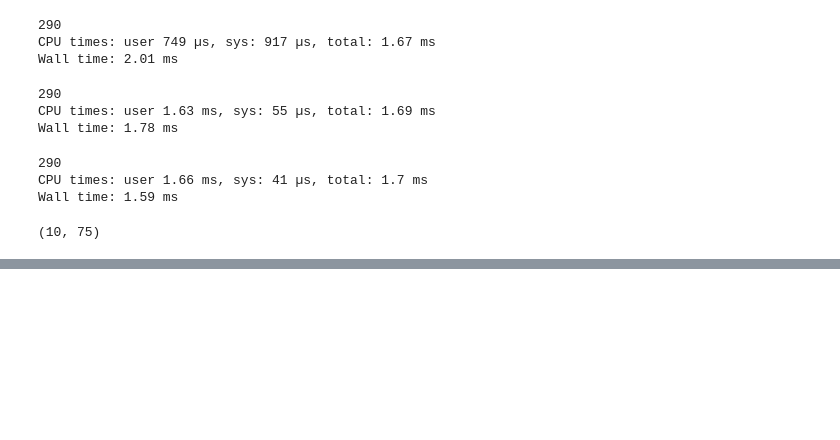
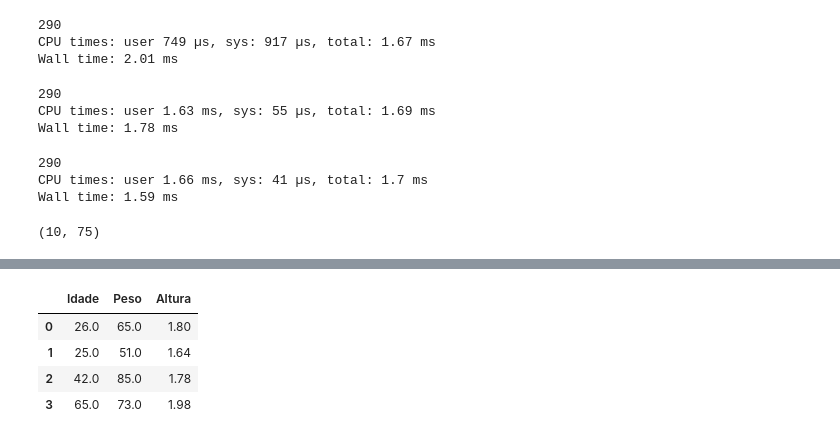
Before and after one commit to FernandoLajus/Estudos_em_python, a Jupyter notebook: Data_Frames.ipynb, the cells around one changed output, grey strips where cells are left out. Cells and saved outputs as stored; diff of their text form; code cells hidden in the pictures; blank space fills up the shorter version.

```diff
--- a/Data_Frames.ipynb
+++ b/Data_Frames.ipynb
@@ -242,0 +247,7 @@ nutr_mini.iat[2,4]
+# %%
+# Transformar o tipo escalar das colunas. O primeiro método se chama .astype()
+df_2 = pd.DataFrame({
+    'Idade': [26,25,42,65],
+    'Peso': [65,51,85,73],
+    'Altura': ['1.80','1.64','1.78','1.98']
+    })
@@ -242,0 +274,8 @@ nutr_mini.iat[2,4]
+# %%
+df_2.astype(float)
+# %% [output]
+|  | Idade | Peso | Altura |
+| 0 | 26.0 | 65.0 | 1.80 |
+| 1 | 25.0 | 51.0 | 1.64 |
+| 2 | 42.0 | 85.0 | 1.78 |
+| 3 | 65.0 | 73.0 | 1.98 |
```
Also changed, not shown: parts of 6 cells of this notebook.
